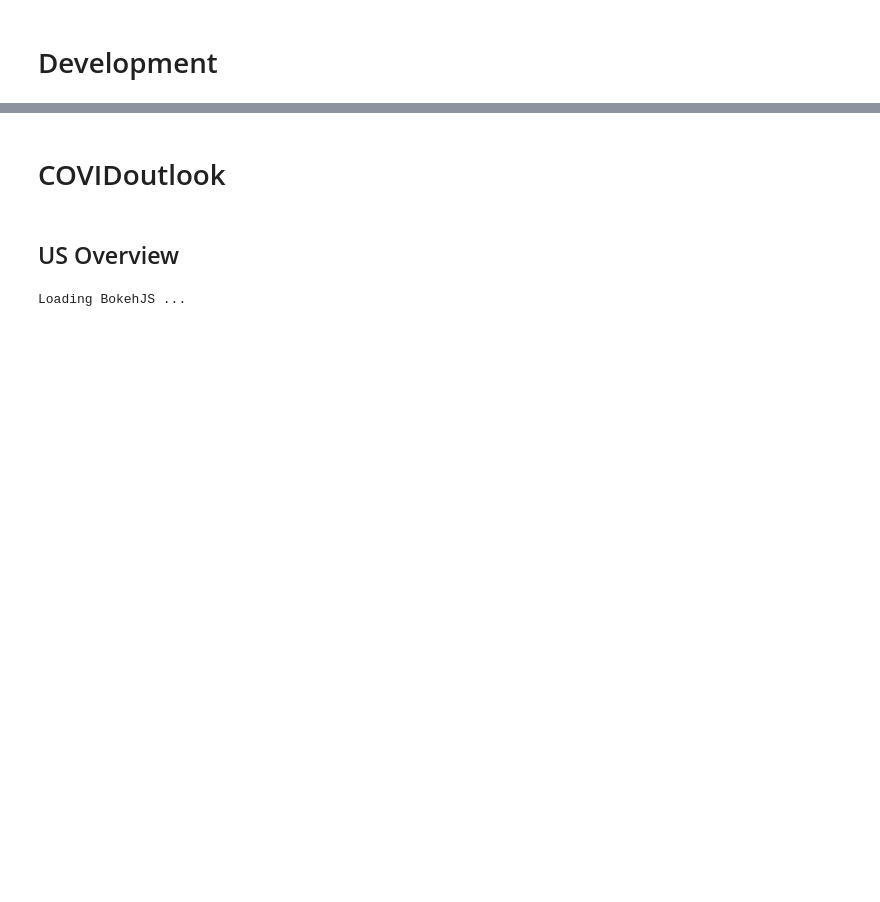
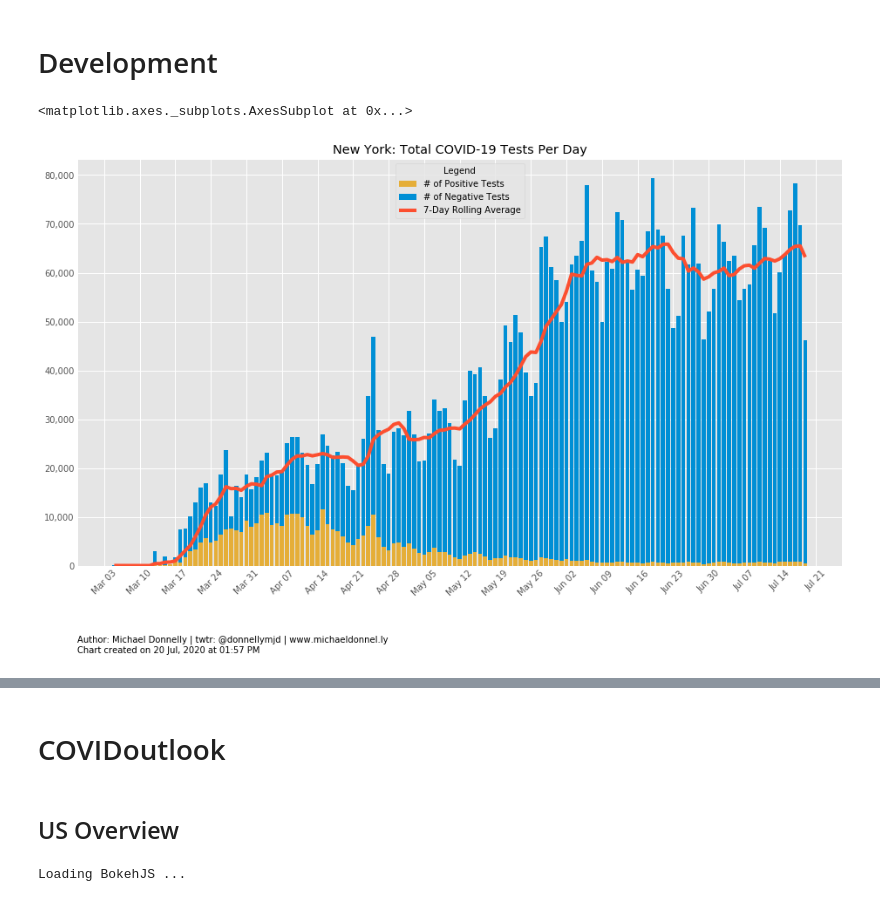
Before and after one commit to donnellymjd/coronita, a Jupyter notebook: chart_development.ipynb, the cells around one changed output, grey strips where cells are left out. Drawn from its saved outputs; the diff is of its cells as text; code cells hidden in the pictures; blank space fills up the shorter version.

```diff
--- a/chart_development.ipynb
+++ b/chart_development.ipynb
@@ -91,6 +90,13 @@ scenario_name = 'No Change in Future Rᵗ Until 20% Hospital Capacity Trigger'
 chart_title = "{1} Scenario".format(
         model_dict['region_name'], scenario_name)
 param_str = param_str_maker(model_dict)
+# %%
+# plt.style.use('fivethirtyeight')
+plt.style.use('ggplot')
+ch_totaltests(model_dict)
+# %% [output]
+<matplotlib.axes._subplots.AxesSubplot at 0x...>
+[figure, added]
 # %%
 from coronita_chart_helper import *
 reset_output()
```
Also changed, not shown: parts of 9 cells of this notebook, 7 other files.
